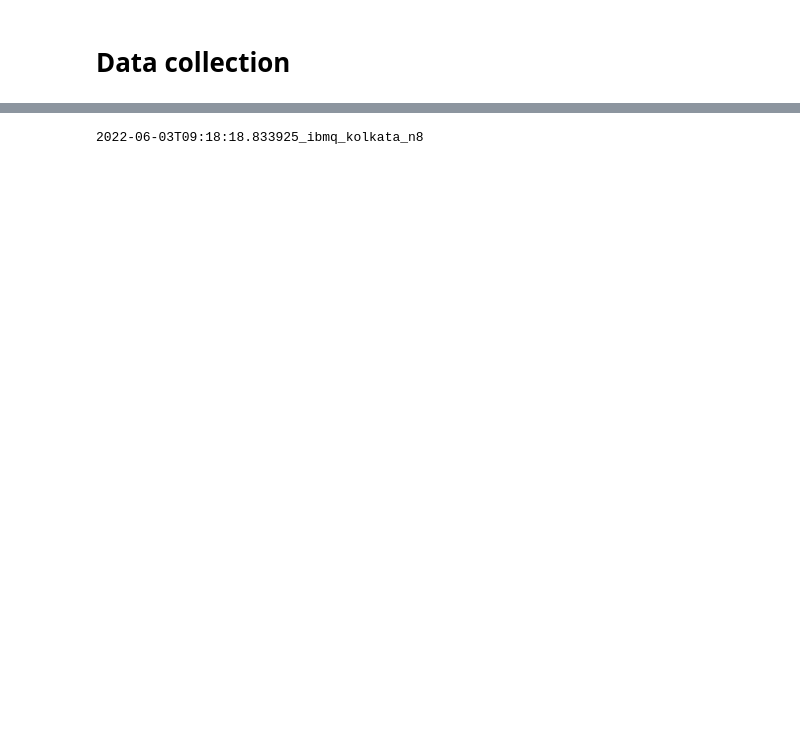
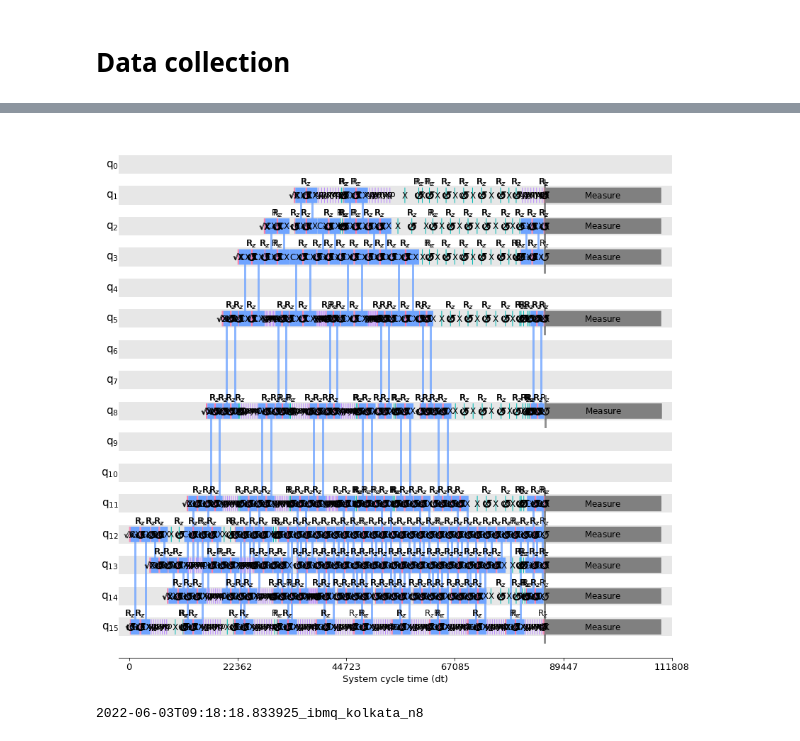
Before and after one commit to georgezhou20/qiskit-research, a Jupyter notebook: docs/mzm_generation/data-collection.ipynb, the cells around one changed output, grey strips where cells are left out. Cells and saved outputs as stored; diff of their text form; code cells hidden in the pictures; blank space fills up the shorter version.

```diff
--- a/docs/mzm_generation/data-collection.ipynb
+++ b/docs/mzm_generation/data-collection.ipynb
@@ -30,7 +30,7 @@ backend_name = 'ibmq_guadalupe'
 # backend_name = "aer_simulator"
 # %%
 # experiment parameters
-n_modes = 13
+n_modes = 12
 tunneling_values = [-1.0]
 superconducting_values = [1.0]
 chemical_potential_values = list(np.linspace(0.0, 3.0, num=5))
@@ -134,18 +130,38 @@ print(params.filename)
 # %%
 # experiment.circuits()[0].draw('mpl')
 # %%
-# from qiskit.visualization import timeline_drawer
+from qiskit.visualization import timeline_drawer
 
-# timeline_drawer(transpile_circuit(
-#     experiment.circuits()[0],
-#     experiment.backend,
-#     initial_layout=list(experiment.physical_qubits),
-#     dynamical_decoupling_sequence=dynamical_decoupling_sequences[0],
-#     num_dd_passes=num_dd_passes,
-#     pulse_scaling=experiment.params.pulse_scaling,
-#     pauli_twirling=bool(experiment.params.num_twirled_circuits),
-#     seed=experiment.rng,
-# ))
+circ = transpile_circuit(
+    experiment.circuits()[-1],
+    experiment.backend,
+    initial_layout=list(experiment.physical_qubits),
+    dynamical_decoupling_sequence=dynamical_decoupling_sequences[-1],
+    num_dd_passes=1,
+    uhrig_spacing=False,
+    concat_layers=1,
+    pulse_scaling=experiment.params.pulse_scaling,
+    pauli_twirling=bool(experiment.params.num_twirled_circuits),
+    seed=experiment.rng,
+)
+timeline_drawer(circ)
+# i = 0
+# for circuit in experiment.circuits():
+#     transpile_circuit(
+#         circuit,
+#         experiment.backend,
+#         initial_layout=list(experiment.physical_qubits),
+#         dynamical_decoupling_sequence=dynamical_decoupling_sequences[0],
+#         num_dd_passes=1,
+#         uhrig_spacing=False,
+#         concat_layers=1,
+#         pulse_scaling=experiment.params.pulse_scaling,
+#         pauli_twirling=bool(experiment.params.num_twirled_circuits),
+#         seed=experiment.rng,
+#     )
+#     i += 1
+# %% [output]
+[figure, added]
 # %%
 # transpile_circuit(
 #     experiment.circuits()[0],
```
Also changed, not shown: parts of 4 cells of this notebook, 15 other files.
